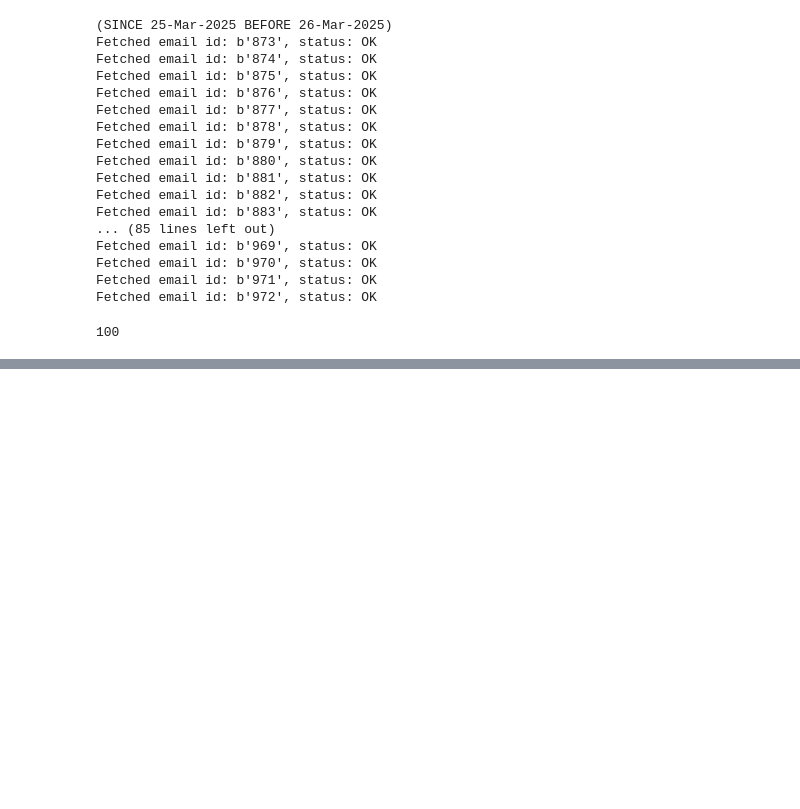
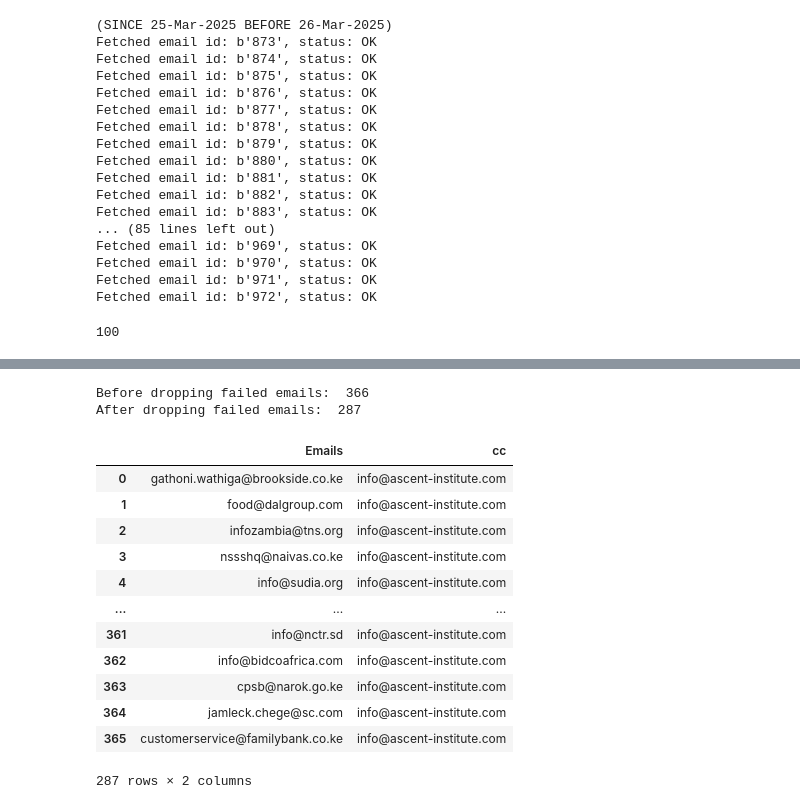
Before and after one commit to IainMosima/bulk-email-sender, a Jupyter notebook: failed.ipynb, the cells around one changed output, grey strips where cells are left out. Cells and saved outputs as stored; diff of their text form; code cells hidden in the pictures; blank space fills up the shorter version.

Commit message:
cleaned emails list

```diff
--- a/failed.ipynb
+++ b/failed.ipynb
@@ -316,0 +338,11 @@ Fetched email id: b'972', status: OK
+# %%
+log_file_path = "bulk-email-sender.log"
+failed_emails = []
+with open(log_file_path, 'r') as file:
+    for line in file:
+        if 'ERROR - Failed to send email to' in line:
+            email = re.search(r'Failed to send email to (.*?):', line).group(1)
+            failed_emails.append(email)
+df_failed_emails_april_24 = pd.DataFrame(failed_emails, columns=['Failed Emails'])
+print("Total number of failed emails: ", len(failed_emails))
+print(df_failed_emails_april_24.head().to_markdown())
@@ -316,0 +358,4 @@ Fetched email id: b'972', status: OK
+# %%
+failed_emails_april_24 = df_failed_emails_april_24["Failed Emails"].tolist()
+print("Number of failed emails in pension: ", len(failed_emails_april_24))
+print(failed_emails_april_24[:10])
@@ -316,0 +375,3 @@ Fetched email id: b'972', status: OK
+# %%
+df_uncleaned_full_emails_april_24 = pd.read_csv("emails/april/april-3/emails-final.csv")
+df_uncleaned_full_emails_april_24.head()
@@ -316,0 +385,24 @@ Fetched email id: b'972', status: OK
+# %%
+print("Before dropping failed emails: ", len(df_uncleaned_full_emails_april_24))
+
+df_cleaned_april_24 = df_uncleaned_full_emails_april_24[~(df_uncleaned_full_emails_april_24["Emails"].isin(failed_emails_april_24))]
+
+print("After dropping failed emails: ", len(df_cleaned_april_24))
+
+df_cleaned_april_24
+# %% [output]
+Before dropping failed emails:  366
+After dropping failed emails:  287
+|  | Emails | cc |
+| 0 | gathoni.wathiga@brookside.co.ke | info@ascent-institute.com |
+| 1 | food@dalgroup.com | info@ascent-institute.com |
+| 2 | infozambia@tns.org | info@ascent-institute.com |
+| 3 | nssshq@naivas.co.ke | info@ascent-institute.com |
+| 4 | info@sudia.org | info@ascent-institute.com |
+| ... | ... | ... |
+| 361 | info@nctr.sd | info@ascent-institute.com |
+| 362 | info@bidcoafrica.com | info@ascent-institute.com |
+| 363 | cpsb@narok.go.ke | info@ascent-institute.com |
+| 364 | jamleck.chege@sc.com | info@ascent-institute.com |
+| 365 | customerservice@familybank.co.ke | info@ascent-institute.com |
+287 rows × 2 columns
```
Also changed, not shown: parts of 9 cells of this notebook, 8 other files.
